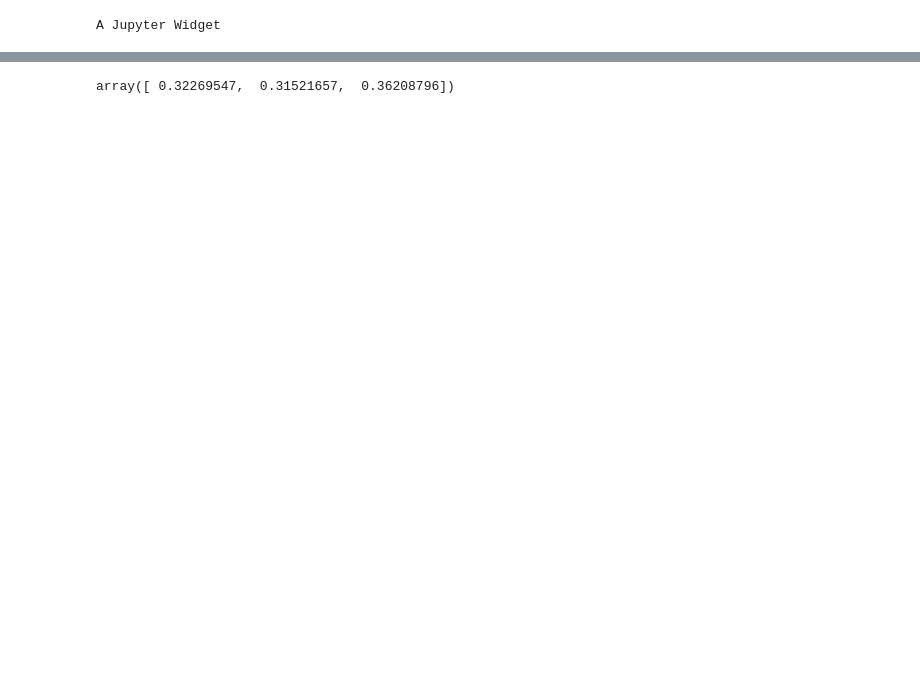
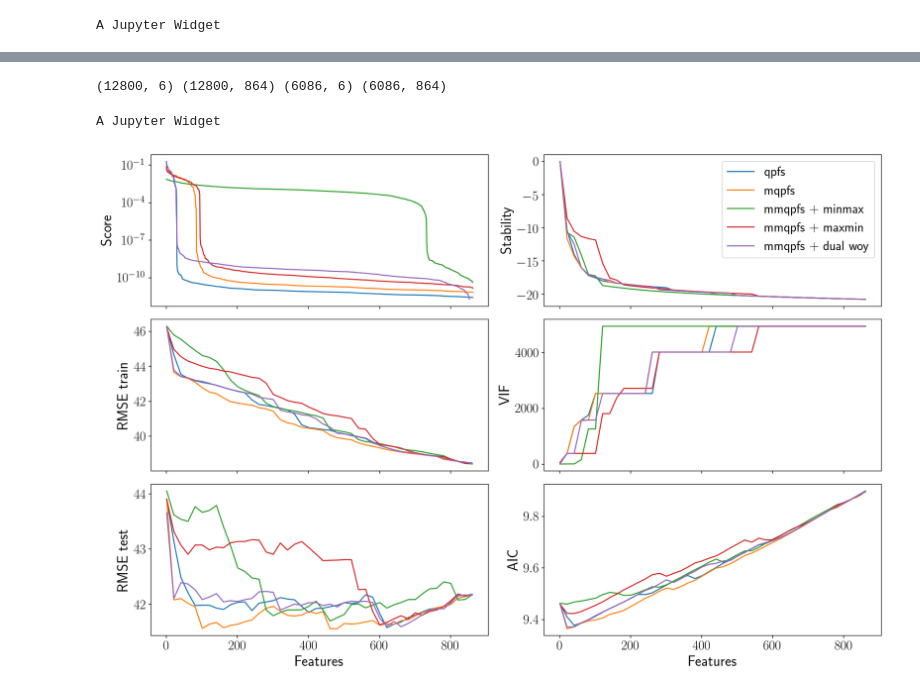
Before and after one commit to Intelligent-Systems-Phystech/MSThesis, a Jupyter notebook: code/main.ipynb, the cells around one changed output, grey strips where cells are left out. Drawn from its saved outputs; the diff is of its cells as text; code cells hidden in the pictures; blank space fills up the shorter version.

```diff
--- a/code/main.ipynb
+++ b/code/main.ipynb
@@ -1295,29 +1364,35 @@ plot_metrics(results)
 # %%
 step = 2
 
 Ytrain_ar, Ytest_ar = get_autoreg_Y(Ytrain, step), get_autoreg_Y(Ytest, step)
 Xtrain_ar, Xtest_ar = Xtrain[:Xtrain.shape[0]-step + 1], Xtest[:Xtest.shape[0]-step + 1]
 
 print(Ytrain_ar.shape, Xtrain_ar.shape, Ytest_ar.shape, Xtest_ar.shape)
 
 qpfs.get_params(Xtrain_ar, Ytrain_ar)
 mqpfs.get_params(Xtrain_ar, Ytrain_ar)
-mmqpfs.get_params(Xtrain_ar, Ytrain_ar)
+mmqpfs_minmax.get_params(Xtrain_ar, Ytrain_ar)
+mmqpfs_maxmin.get_params(Xtrain_ar, Ytrain_ar)
+mmqpfs_dual_woy.get_params(Xtrain_ar, Ytrain_ar)
 
 qpfs.solve_problem(qpfs.get_alpha())
 mqpfs.solve_problem(mqpfs.get_alpha())
-mmqpfs.solve_problem(mmqpfs.get_alpha())
+mmqpfs_minmax.solve_problem(mmqpfs_minmax.get_alpha())
+mmqpfs_maxmin.solve_problem(mmqpfs_maxmin.get_alpha())
+mmqpfs_dual_woy.solve_problem(mmqpfs_dual_woy.get_alpha())
 
-score_history = [qpfs.score, mqpfs.score, mmqpfs.ax]
+score_history = [qpfs.score, mqpfs.score, mmqpfs_minmax.ax, mmqpfs_maxmin.ax, mmqpfs_dual_woy.ax]
 n_active_array = np.arange(1, n_features, 20)
 
-results = get_metrics([0, 1, 2], n_active_array, np.array(['qpfs', 'mqpfs', 'mmqpfs']), score_history, Xtrain_ar, Ytrain_ar, Xtest_ar, Ytest_ar)
+results = get_metrics([0, 1, 2, 3, 4], n_active_array,
+                      np.array(['qpfs', 'mqpfs', 'mmqpfs + minmax', 'mmqpfs + maxmin', 'mmqpfs + dual woy']),
+                      score_history, Xtrain_ar, Ytrain_ar, Xtest_ar, Ytest_ar)
 
 with open('res/qpfs_vs_mqpfs_ecog_3_{}_results.json'.format(step), 'w') as f:
     f.write(json.dumps(results))
 
 plot_metrics(results)
+# %% [output]
+(12800, 6) (12800, 864) (6086, 6) (6086, 864)
+A Jupyter Widget
+[figure, added]
-# %%
-mmqpfs.score[-3:]
-# %% [output]
-array([ 0.32269547,  0.31521657,  0.36208796])
```
Also changed, not shown: parts of 25 cells of this notebook.
